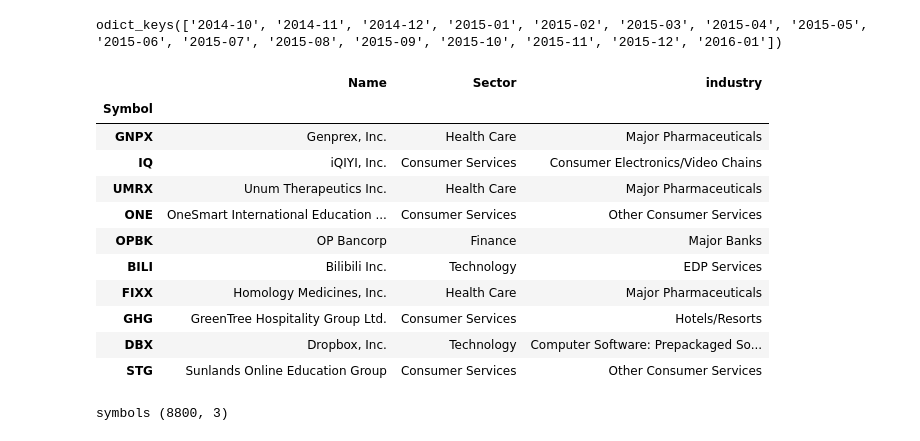
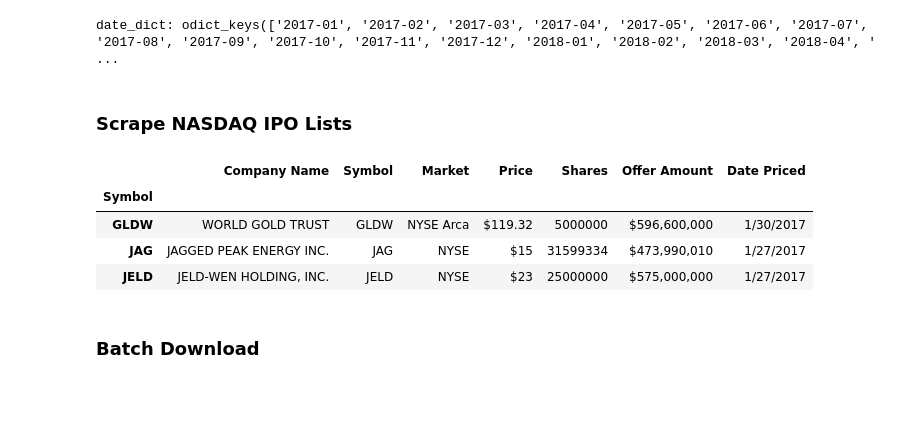
Before and after one commit to algonell/ipo-miner, a Jupyter notebook: IPO Downloader.ipynb, the cells around one changed output. Saved outputs shown, nothing was run; the diff lists cells and outputs as text; code cells hidden in the pictures; blank space fills up the shorter version.

Commit message:
added data since 2017

```diff
--- a/IPO Downloader.ipynb
+++ b/IPO Downloader.ipynb
@@ -17,25 +22,25 @@ from pathlib import Path
 # %%
-from datetime import datetime, timedelta
-from collections import OrderedDict
-dates_range = ["2018-01-01", "2018-06-01"]
-start, end = [datetime.strptime(_, "%Y-%m-%d") for _ in dates_range]
-OrderedDict(((start + timedelta(_)).strftime(r"%Y-%m"), None) for _ in range((end - start).days)).keys()
+# params
+date_range = ["2017-01-01", datetime.datetime.today().strftime('%Y-%m-%d')]
+start, end = [datetime.datetime.strptime(_, "%Y-%m-%d") for _ in date_range]
+date_dict = OrderedDict(((start + timedelta(_)).strftime(r"%Y-%m"), None) for _ in range((end - start).days)).keys()
+print('date_dict:', date_dict)
 # %% [output]
-odict_keys(['2014-10', '2014-11', '2014-12', '2015-01', '2015-02', '2015-03', '2015-04', '2015-05', '2015-06', '2015-07', '2015-08', '2015-09', '2015-10', '2015-11', '2015-12', '2016-01'])
+date_dict: odict_keys(['2017-01', '2017-02', '2017-03', '2017-04', '2017-05', '2017-06', '2017-07', '2017-08', '2017-09', '2017-10', '2017-11', '2017-12', '2018-01', '2018-02', '2018-03', '2018-04', ' ...
+# %% [markdown]
+### Scrape NASDAQ IPO Lists
 # %%
-symbols = list(pd.read_html('https://www.nasdaq.com/markets/ipos/activity.aspx?tab=pricings&month=2018-03')[0]['Symbol'])
+df_symbols = pd.DataFrame()
+
+for x in date_dict:
+    df_symbols = df_symbols.append(pd.read_html('https://www.nasdaq.com/markets/ipos/activity.aspx?tab=pricings&month=' + x)[0], ignore_index=True)
+
+df_symbols.index = df_symbols['Symbol']
 # %%
-df_symbols
+df_symbols.head(3)
 # %% [output]
-|  | Name | Sector | industry |
-| Symbol |  |  |  |
-| GNPX | Genprex, Inc. | Health Care | Major Pharmaceuticals |
-| IQ | iQIYI, Inc. | Consumer Services | Consumer Electronics/Video Chains |
-| UMRX | Unum Therapeutics Inc. | Health Care | Major Pharmaceuticals |
-| ONE | OneSmart International Education ... | Consumer Services | Other Consumer Services |
-| OPBK | OP Bancorp | Finance | Major Banks |
-| BILI | Bilibili Inc. | Technology | EDP Services |
-| FIXX | Homology Medicines, Inc. | Health Care | Major Pharmaceuticals |
-| GHG | GreenTree Hospitality Group Ltd. | Consumer Services | Hotels/Resorts |
-| DBX | Dropbox, Inc. | Technology | Computer Software: Prepackaged So... |
-| STG | Sunlands Online Education Group | Consumer Services | Other Consumer Services |
+|  | Company Name | Symbol | Market | Price | Shares | Offer Amount | Date Priced |
+| Symbol |  |  |  |  |  |  |  |
+| GLDW | WORLD GOLD TRUST | GLDW | NYSE Arca | $119.32 | 5000000 | $596,600,000 | 1/30/2017 |
+| JAG | JAGGED PEAK ENERGY INC. | JAG | NYSE | $15 | 31599334 | $473,990,010 | 1/27/2017 |
+| JELD | JELD-WEN HOLDING, INC. | JELD | NYSE | $23 | 25000000 | $575,000,000 | 1/27/2017 |
@@ -73,4 +46,0 @@ def get_symbols_df():
-# %%
-df_symbols = get_symbols_df()
-# %% [output]
-symbols (8800, 3)
@@ -79 +47,3 @@ df_symbols = df_symbols.loc[symbols]
+# %% [markdown]
+### Batch Download
 # %%
```
Also changed, not shown: parts of 6 cells of this notebook, 11 other files.
